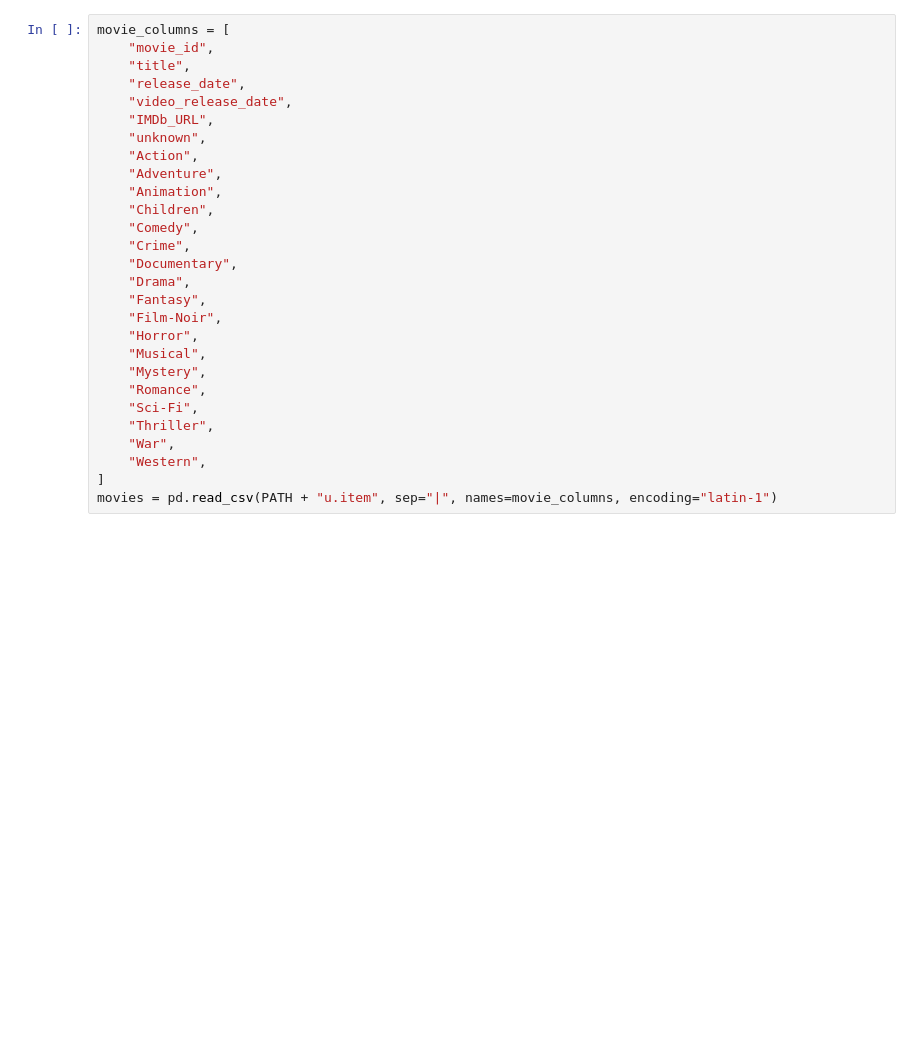
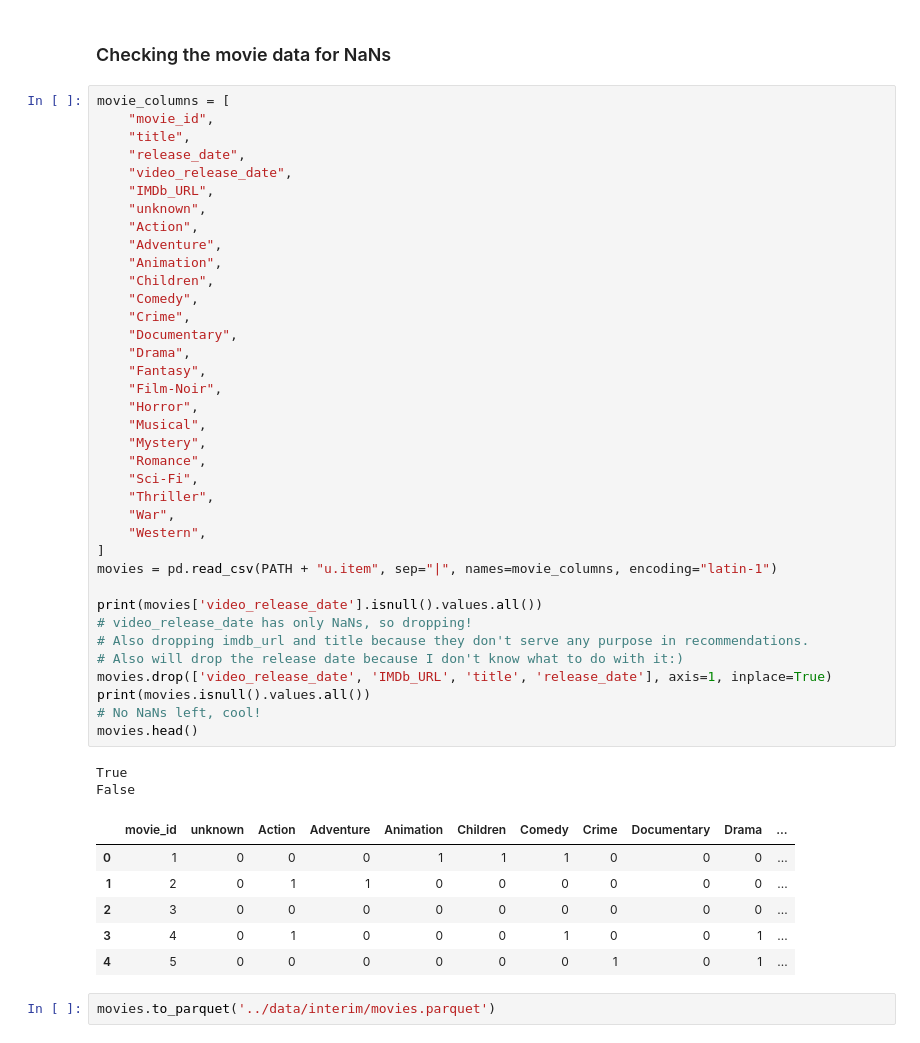
Before and after one commit to rootint/movie-recommender, a Jupyter notebook: notebooks/1.0-initial-data-exploration.ipynb, the cells around one changed output. Drawn from its saved outputs; the diff is of its cells as text; blank space fills up the shorter version.

```diff
--- a/notebooks/1.0-initial-data-exploration.ipynb
+++ b/notebooks/1.0-initial-data-exploration.ipynb
@@ -10,31 +57,53 @@ ratings = pd.read_csv(
+# %% [markdown]
+### Checking the movie data for NaNs
 # %%
 movie_columns = [
     "movie_id",
     "title",
     "release_date",
     "video_release_date",
     "IMDb_URL",
     "unknown",
     "Action",
     "Adventure",
     "Animation",
     "Children",
     "Comedy",
     "Crime",
     "Documentary",
     "Drama",
     "Fantasy",
     "Film-Noir",
     "Horror",
     "Musical",
     "Mystery",
     "Romance",
     "Sci-Fi",
     "Thriller",
     "War",
     "Western",
 ]
 movies = pd.read_csv(PATH + "u.item", sep="|", names=movie_columns, encoding="latin-1")
+
+print(movies['video_release_date'].isnull().values.all())
+# video_release_date has only NaNs, so dropping!
+# Also dropping imdb_url and title because they don't serve any purpose in recommendations.
+# Also will drop the release date because I don't know what to do with it:)
+movies.drop(['video_release_date', 'IMDb_URL', 'title', 'release_date'], axis=1, inplace=True)
+print(movies.isnull().values.all())
+# No NaNs left, cool!
+movies.head()
+# %% [output]
+True
+False
+|  | movie_id | unknown | Action | Adventure | Animation | Children | Comedy | Crime | Documentary | Drama | ... |
+| 0 | 1 | 0 | 0 | 0 | 1 | 1 | 1 | 0 | 0 | 0 | ... |
+| 1 | 2 | 0 | 1 | 1 | 0 | 0 | 0 | 0 | 0 | 0 | ... |
+| 2 | 3 | 0 | 0 | 0 | 0 | 0 | 0 | 0 | 0 | 0 | ... |
+| 3 | 4 | 0 | 1 | 0 | 0 | 0 | 1 | 0 | 0 | 1 | ... |
+| 4 | 5 | 0 | 0 | 0 | 0 | 0 | 0 | 1 | 0 | 1 | ... |
+# %%
+movies.to_parquet('../data/interim/movies.parquet')
 # %%
 user_columns = ["user_id", "age", "gender", "occupation", "zip_code"]
 users = pd.read_csv(PATH + "u.user", sep="|", names=user_columns, encoding="latin-1")
```
Also changed, not shown: parts of 21 cells of this notebook, 12 other files.
